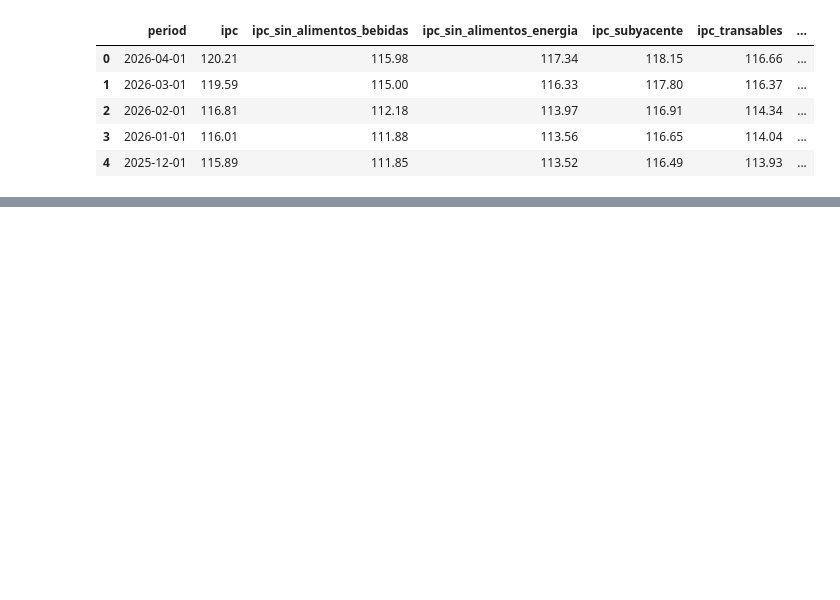
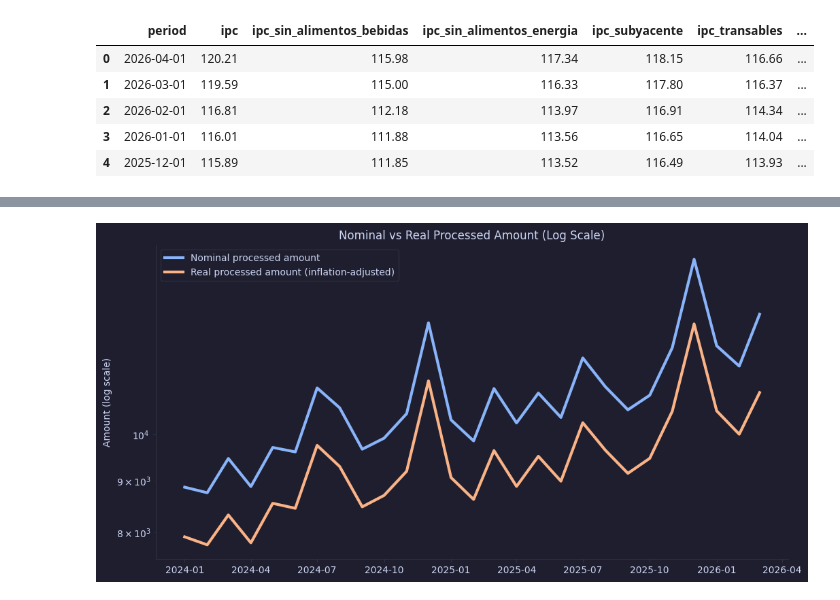
Before and after one commit to FerCorcuera/BCRP-ANALYTICS, a Jupyter notebook: inflation/inflation_rates_bcrp.ipynb, the cells around one changed output, grey strips where cells are left out. Saved outputs shown, nothing was run; the diff lists cells and outputs as text; code cells hidden in the pictures; blank space fills up the shorter version.

```diff
--- a/inflation/inflation_rates_bcrp.ipynb
+++ b/inflation/inflation_rates_bcrp.ipynb
@@ -106,0 +217,32 @@ plt.show()
+# %%
+fig, ax = plt.subplots(figsize=(12, 6))
+
+ax.plot(
+    df_adquirentes_facilitadores_deflation["period"],
+    df_adquirentes_facilitadores_deflation["monto_total_adqfac"],
+    label="Nominal processed amount",
+    linewidth=3,
+)
+
+ax.plot(
+    df_adquirentes_facilitadores_deflation["period"],
+    df_adquirentes_facilitadores_deflation["monto_total_adqfac_deflated"],
+    label="Real processed amount (inflation-adjusted)",
+    linewidth=3,
+)
+
+# log scale
+ax.set_yscale("log")
+
+ax.set_title("Nominal vs Real Processed Amount (Log Scale)")
+
+ax.set_ylabel("Amount (log scale)")
+
+ax.legend()
+
+ax.spines["top"].set_visible(False)
+ax.spines["right"].set_visible(False)
+
+plt.show()
+# %% [output]
+[figure, added]
```
Also changed, not shown: parts of 14 cells of this notebook, 1 other file.
